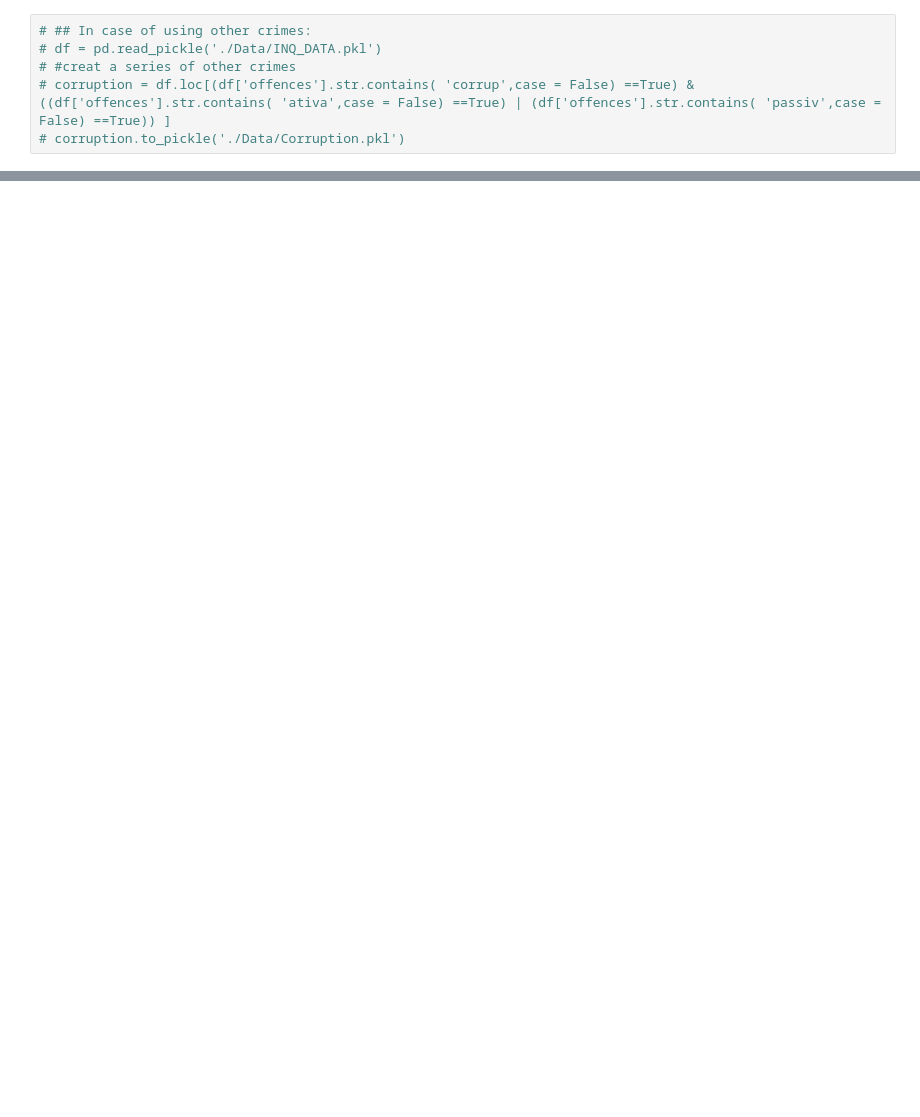
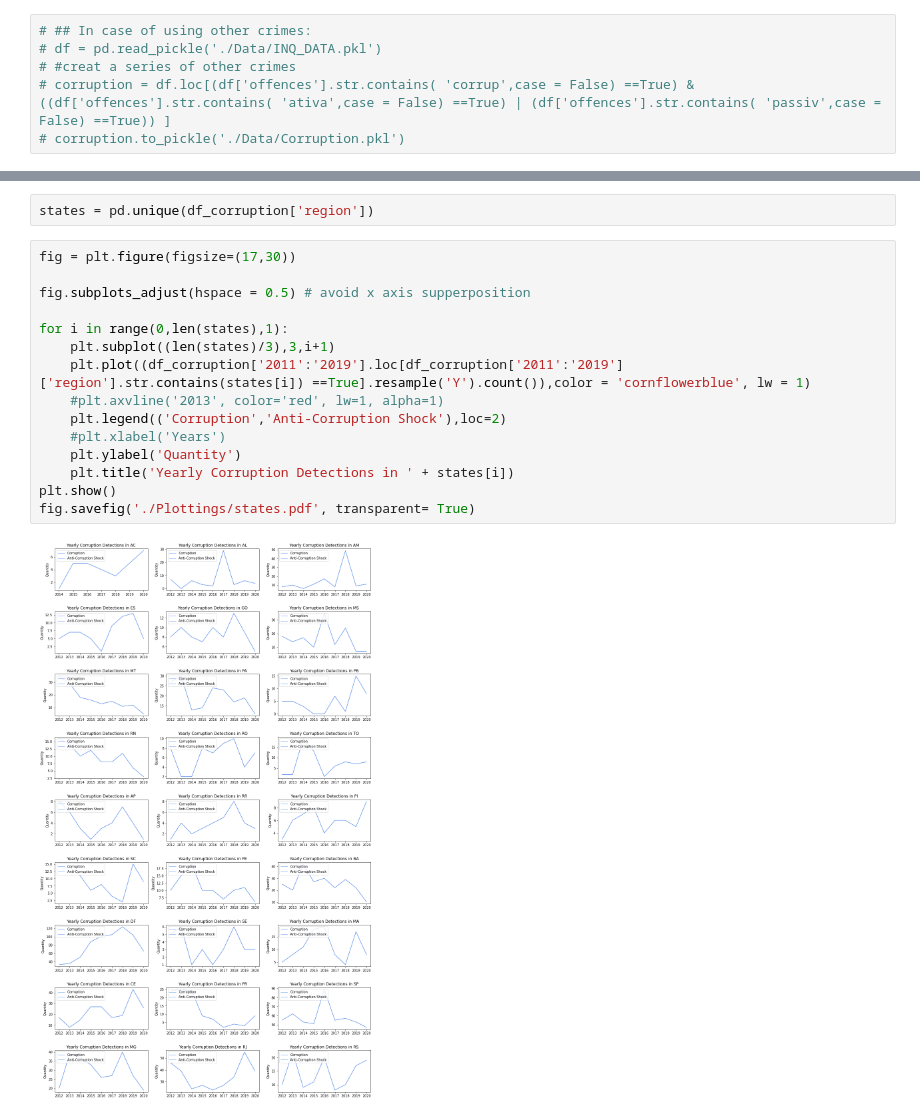
Before and after one commit to caxaxa/PhD_Empirics, a Jupyter notebook: Data_Analysis.ipynb, the cells around one changed output, grey strips where cells are left out. Drawn from its saved outputs; the diff is of its cells as text; blank space fills up the shorter version.

```diff
--- a/Data_Analysis.ipynb
+++ b/Data_Analysis.ipynb
@@ -40,0 +67,19 @@ corruption['2011':'2019'].resample('M').title.count().plot()
+# %%
+states = pd.unique(df_corruption['region'])
+# %%
+fig = plt.figure(figsize=(17,30))
+
+fig.subplots_adjust(hspace = 0.5) # avoid x axis supperposition
+
+for i in range(0,len(states),1):
+    plt.subplot((len(states)/3),3,i+1)
+    plt.plot((df_corruption['2011':'2019'].loc[df_corruption['2011':'2019']['region'].str.contains(states[i]) ==True].resample('Y').count()),color = 'cornflowerblue', lw = 1)
+    #plt.axvline('2013', color='red', lw=1, alpha=1)
+    plt.legend(('Corruption','Anti-Corruption Shock'),loc=2)
+    #plt.xlabel('Years')
+    plt.ylabel('Quantity')
+    plt.title('Yearly Corruption Detections in ' + states[i])
+plt.show()
+fig.savefig('./Plottings/states.pdf', transparent= True)
+# %% [output]
+[figure, added]
```
Also changed, not shown: parts of 26 cells of this notebook.
